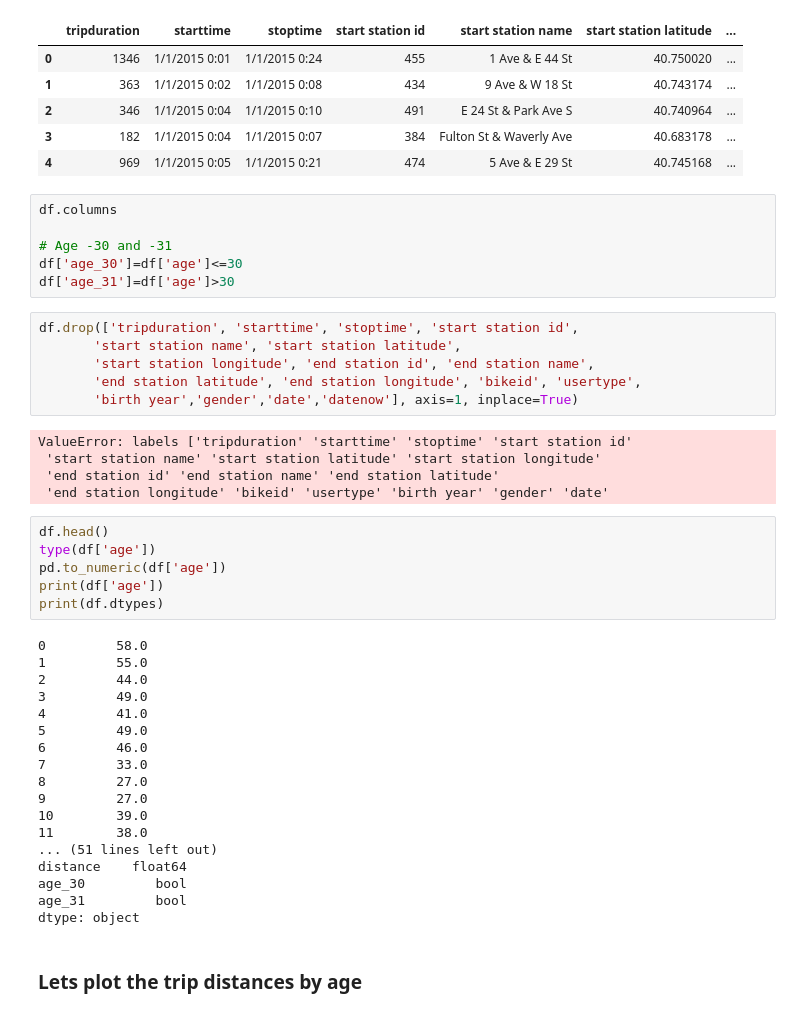
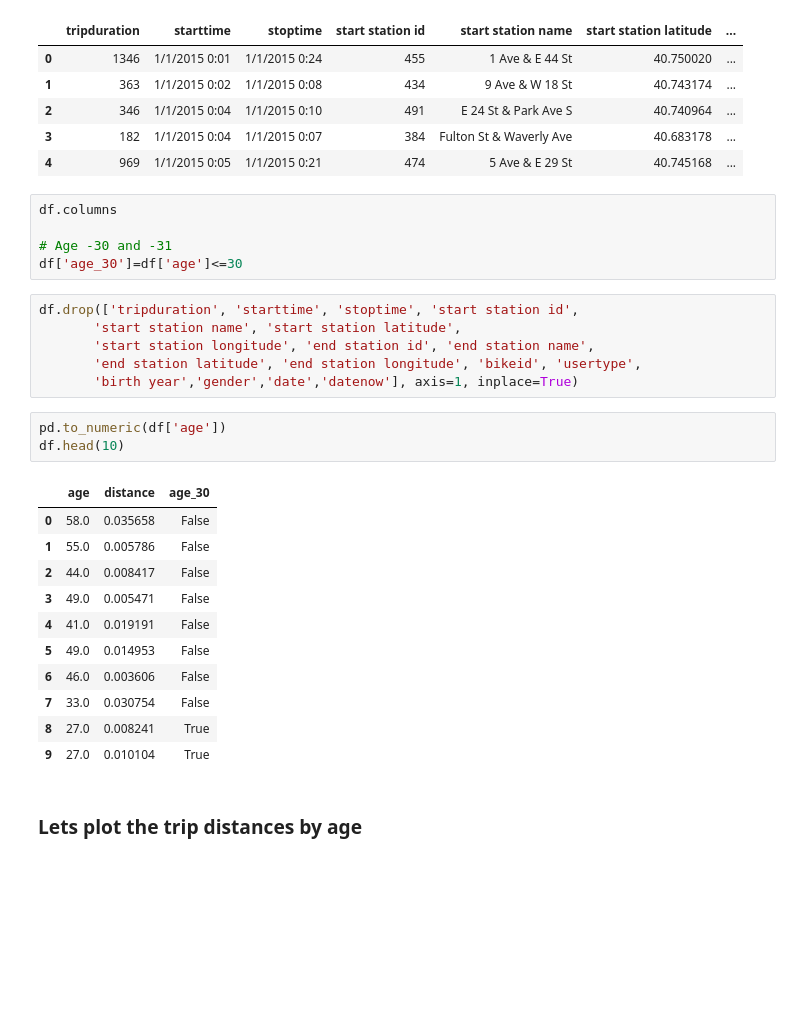
Before and after one commit to twwwy/PUI2018_ku373, a Jupyter notebook: HW4_ku373/Assignment2.ipynb, the cells around one changed output. Drawn from its saved outputs; the diff is of its cells as text; blank space fills up the shorter version.

```diff
--- a/HW4_ku373/Assignment2.ipynb
+++ b/HW4_ku373/Assignment2.ipynb
@@ -136,42 +136,27 @@ df.columns
 
 # Age -30 and -31
 df['age_30']=df['age']<=30
-df['age_31']=df['age']>30
 # %%
 df.drop(['tripduration', 'starttime', 'stoptime', 'start station id',
        'start station name', 'start station latitude',
        'start station longitude', 'end station id', 'end station name',
        'end station latitude', 'end station longitude', 'bikeid', 'usertype',
        'birth year','gender','date','datenow'], axis=1, inplace=True)
-# %% [output]
-ValueError: labels ['tripduration' 'starttime' 'stoptime' 'start station id'
- 'start station name' 'start station latitude' 'start station longitude'
- 'end station id' 'end station name' 'end station latitude'
- 'end station longitude' 'bikeid' 'usertype' 'birth year' 'gender' 'date'
-# %%
-df.head()
-type(df['age'])
-pd.to_numeric(df['age'])
-print(df['age'])
-print(df.dtypes)
-# %% [output]
-0         58.0
-1         55.0
-2         44.0
-3         49.0
-4         41.0
-5         49.0
-6         46.0
-7         33.0
-8         27.0
-9         27.0
-10        39.0
-11        38.0
-... (51 lines left out)
-distance    float64
-age_30         bool
-age_31         bool
-dtype: object
+# %%
+pd.to_numeric(df['age'])
+df.head(10)
+# %% [output]
+|  | age | distance | age_30 |
+| 0 | 58.0 | 0.035658 | False |
+| 1 | 55.0 | 0.005786 | False |
+| 2 | 44.0 | 0.008417 | False |
+| 3 | 49.0 | 0.005471 | False |
+| 4 | 41.0 | 0.019191 | False |
+| 5 | 49.0 | 0.014953 | False |
+| 6 | 46.0 | 0.003606 | False |
+| 7 | 33.0 | 0.030754 | False |
+| 8 | 27.0 | 0.008241 | True |
+| 9 | 27.0 | 0.010104 | True |
 # %% [markdown]
 ### Lets plot the trip distances by age
 # %%
```
Also changed, not shown: parts of 4 cells of this notebook.
